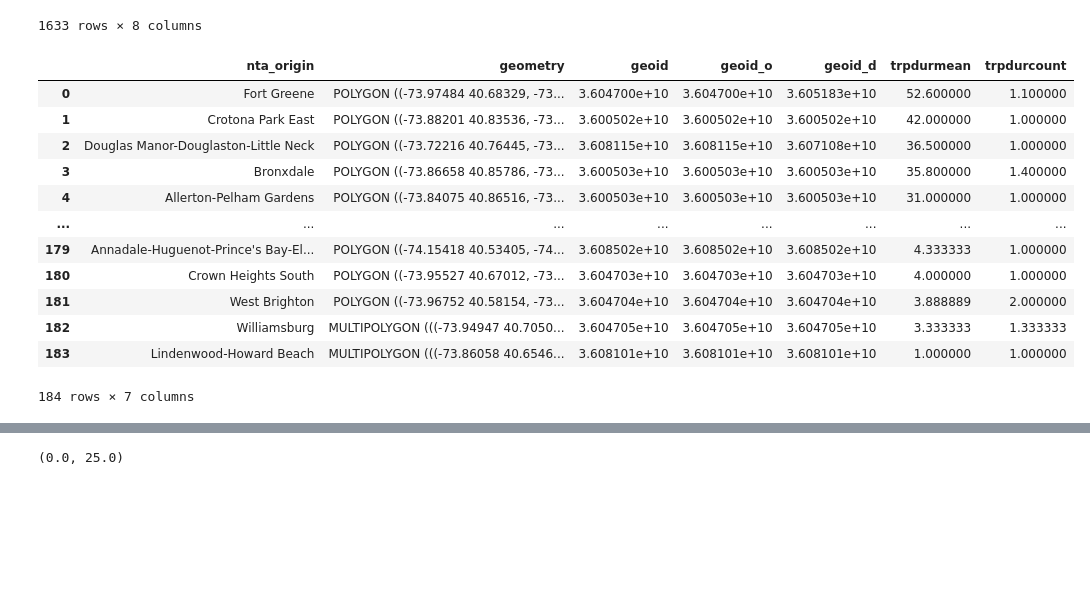
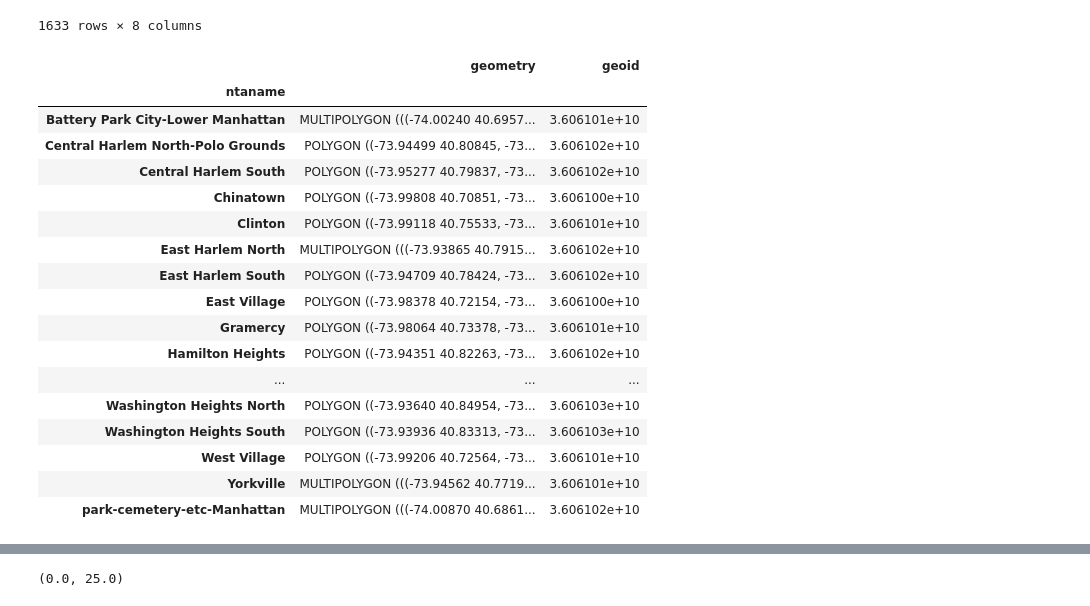
Before and after one commit to sean-chew/Mobility_Workshop, a Jupyter notebook: Assignment1/Assgn1_where_do_ppl_shop.ipynb, the cells around one changed output, grey strips where cells are left out. Cells and saved outputs as stored; diff of their text form; code cells hidden in the pictures; blank space fills up the shorter version.

```diff
--- a/Assgn1_where_do_ppl_shop.ipynb
+++ b/Assignment1/Assgn1_where_do_ppl_shop.ipynb
@@ -484,29 +484,53 @@ destinations_NTA
 # %%
 destinations_NTA_specific = destinations_NTA.loc[(destinations_NTA['ocounty']=='Bronx')]
 destinations_NTA_specific = pd.merge(ntas,destinations_NTA_specific,how = 'left',left_on = 'geoid',right_on = 'geoid_o')
 destinations_NTA_specific.columns = [' '.join(col).strip() for col in destinations_NTA_specific.columns.values]
 destinations_NTA_specific.columns = destinations_NTA_specific.columns.str.strip().str.lower().str.replace(' ', '').str.replace('(', '').str.replace(')', '')
 destinations_NTA_specific_agg = destinations_NTA_specific.dissolve(by='nta_origin', aggfunc = 'mean')
 destinations_NTA_specific_agg.sort_values(by= ['trpdurmean'],ascending = False).reset_index()
 
 destinations_NTA_city = destinations_NTA
 destinations_NTA_city = pd.merge(ntas,destinations_NTA_city,how = 'left',left_on = 'geoid',right_on = 'geoid_o')
 destinations_NTA_city.columns = [' '.join(col).strip() for col in destinations_NTA_city.columns.values]
 destinations_NTA_city.columns = destinations_NTA_city.columns.str.strip().str.lower().str.replace(' ', '').str.replace('(', '').str.replace(')', '')
 destinations_NTA_city_agg = destinations_NTA_city.dissolve(by='nta_origin', aggfunc = 'mean')
 destinations_NTA_city_agg.sort_values(by= ['trpdurmean'],ascending = False).reset_index()
+
+
+destinations_NTA_dest_agg = destinations_NTA.loc[(destinations_NTA['ocounty']=='Bronx')&
+                                                (destinations_NTA['ocounty']=='Manhattan')]#loc[(destinations_NTA['nta_origin']=='Crotona Park East')]
+destinations_NTA_dest_agg = pd.merge(ntas,destinations_NTA_dest_agg,how = 'inner',left_on = 'geoid',right_on = 'geoid_d')
+destinations_NTA_dest_agg.columns = [' '.join(col).strip() for col in destinations_NTA_dest_agg.columns.values]
+destinations_NTA_dest_agg.columns = destinations_NTA_dest_agg.columns.str.strip().str.lower().str.replace(' ', '').str.replace('(', '').str.replace(')', '')
+destinations_NTA_dest_agg.rename(columns = {'geometry_x':'geometry'}, inplace = True)
+destinations_NTA_dest_agg = destinations_NTA_dest_agg.dissolve(by='nta_dest', aggfunc = 'sum')
+destinations_NTA_dest_agg.sort_values(by= ['trpdurmean'],ascending = False).reset_index()
+
+bronx_NTAs = ntas.loc[(ntas['boro_name']=='Bronx')]
+bronx_NTAs = bronx_NTAs.dissolve(by='ntaname', aggfunc = 'mean')
+
+manhattan_NTAs = ntas.loc[(ntas['boro_name']=='Manhattan')]
+manhattan_NTAs = manhattan_NTAs.dissolve(by='ntaname', aggfunc = 'mean')
+
+bronx_NTAs
+manhattan_NTAs
 # %% [output]
-|  | nta_origin | geometry | geoid | geoid_o | geoid_d | trpdurmean | trpdurcount |
-| 0 | Fort Greene | POLYGON ((-73.97484 40.68329, -73... | 3.604700e+10 | 3.604700e+10 | 3.605183e+10 | 52.600000 | 1.100000 |
-| 1 | Crotona Park East | POLYGON ((-73.88201 40.83536, -73... | 3.600502e+10 | 3.600502e+10 | 3.600502e+10 | 42.000000 | 1.000000 |
-| 2 | Douglas Manor-Douglaston-Little Neck | POLYGON ((-73.72216 40.76445, -73... | 3.608115e+10 | 3.608115e+10 | 3.607108e+10 | 36.500000 | 1.000000 |
-| 3 | Bronxdale | POLYGON ((-73.86658 40.85786, -73... | 3.600503e+10 | 3.600503e+10 | 3.600503e+10 | 35.800000 | 1.400000 |
-| 4 | Allerton-Pelham Gardens | POLYGON ((-73.84075 40.86516, -73... | 3.600503e+10 | 3.600503e+10 | 3.600503e+10 | 31.000000 | 1.000000 |
-| ... | ... | ... | ... | ... | ... | ... | ... |
-| 179 | Annadale-Huguenot-Prince's Bay-El... | POLYGON ((-74.15418 40.53405, -74... | 3.608502e+10 | 3.608502e+10 | 3.608502e+10 | 4.333333 | 1.000000 |
-| 180 | Crown Heights South | POLYGON ((-73.95527 40.67012, -73... | 3.604703e+10 | 3.604703e+10 | 3.604703e+10 | 4.000000 | 1.000000 |
-| 181 | West Brighton | POLYGON ((-73.96752 40.58154, -73... | 3.604704e+10 | 3.604704e+10 | 3.604704e+10 | 3.888889 | 2.000000 |
-| 182 | Williamsburg | MULTIPOLYGON (((-73.94947 40.7050... | 3.604705e+10 | 3.604705e+10 | 3.604705e+10 | 3.333333 | 1.333333 |
-| 183 | Lindenwood-Howard Beach | MULTIPOLYGON (((-73.86058 40.6546... | 3.608101e+10 | 3.608101e+10 | 3.608101e+10 | 1.000000 | 1.000000 |
+|  | geometry | geoid |
+| ntaname |  |  |
+| Battery Park City-Lower Manhattan | MULTIPOLYGON (((-74.00240 40.6957... | 3.606101e+10 |
+| Central Harlem North-Polo Grounds | POLYGON ((-73.94499 40.80845, -73... | 3.606102e+10 |
+| Central Harlem South | POLYGON ((-73.95277 40.79837, -73... | 3.606102e+10 |
+| Chinatown | POLYGON ((-73.99808 40.70851, -73... | 3.606100e+10 |
+| Clinton | POLYGON ((-73.99118 40.75533, -73... | 3.606101e+10 |
+| East Harlem North | MULTIPOLYGON (((-73.93865 40.7915... | 3.606102e+10 |
+| East Harlem South | POLYGON ((-73.94709 40.78424, -73... | 3.606102e+10 |
+| East Village | POLYGON ((-73.98378 40.72154, -73... | 3.606100e+10 |
+| Gramercy | POLYGON ((-73.98064 40.73378, -73... | 3.606101e+10 |
+| Hamilton Heights | POLYGON ((-73.94351 40.82263, -73... | 3.606102e+10 |
+| ... | ... | ... |
+| Washington Heights North | POLYGON ((-73.93640 40.84954, -73... | 3.606103e+10 |
+| Washington Heights South | POLYGON ((-73.93936 40.83313, -73... | 3.606103e+10 |
+| West Village | POLYGON ((-73.99206 40.72564, -73... | 3.606101e+10 |
+| Yorkville | MULTIPOLYGON (((-73.94562 40.7719... | 3.606101e+10 |
+| park-cemetery-etc-Manhattan | MULTIPOLYGON (((-74.00870 40.6861... | 3.606102e+10 |
-184 rows × 7 columns
 # %%
```
Also changed, not shown: parts of 2 cells of this notebook, 23 other files.
